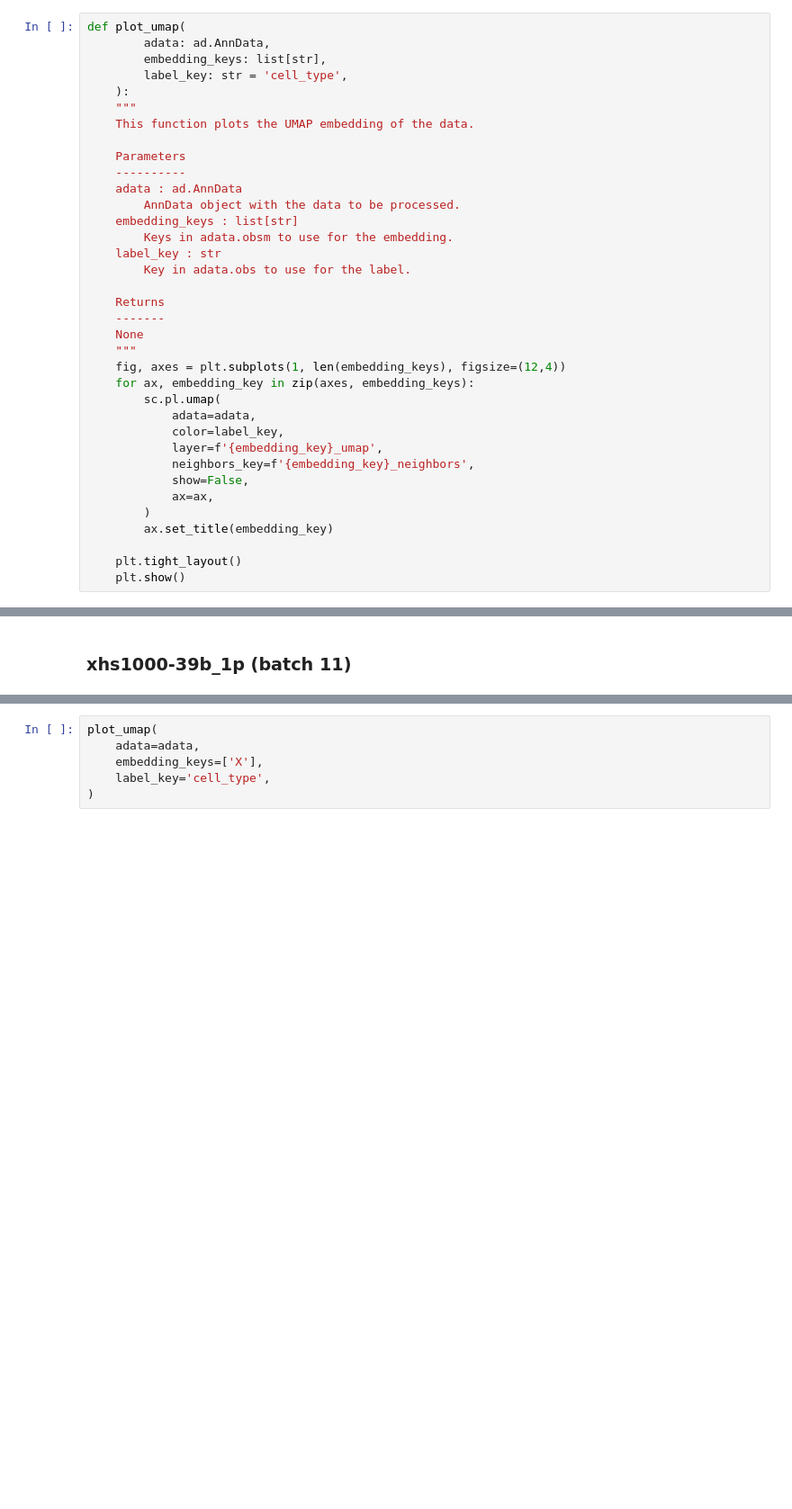
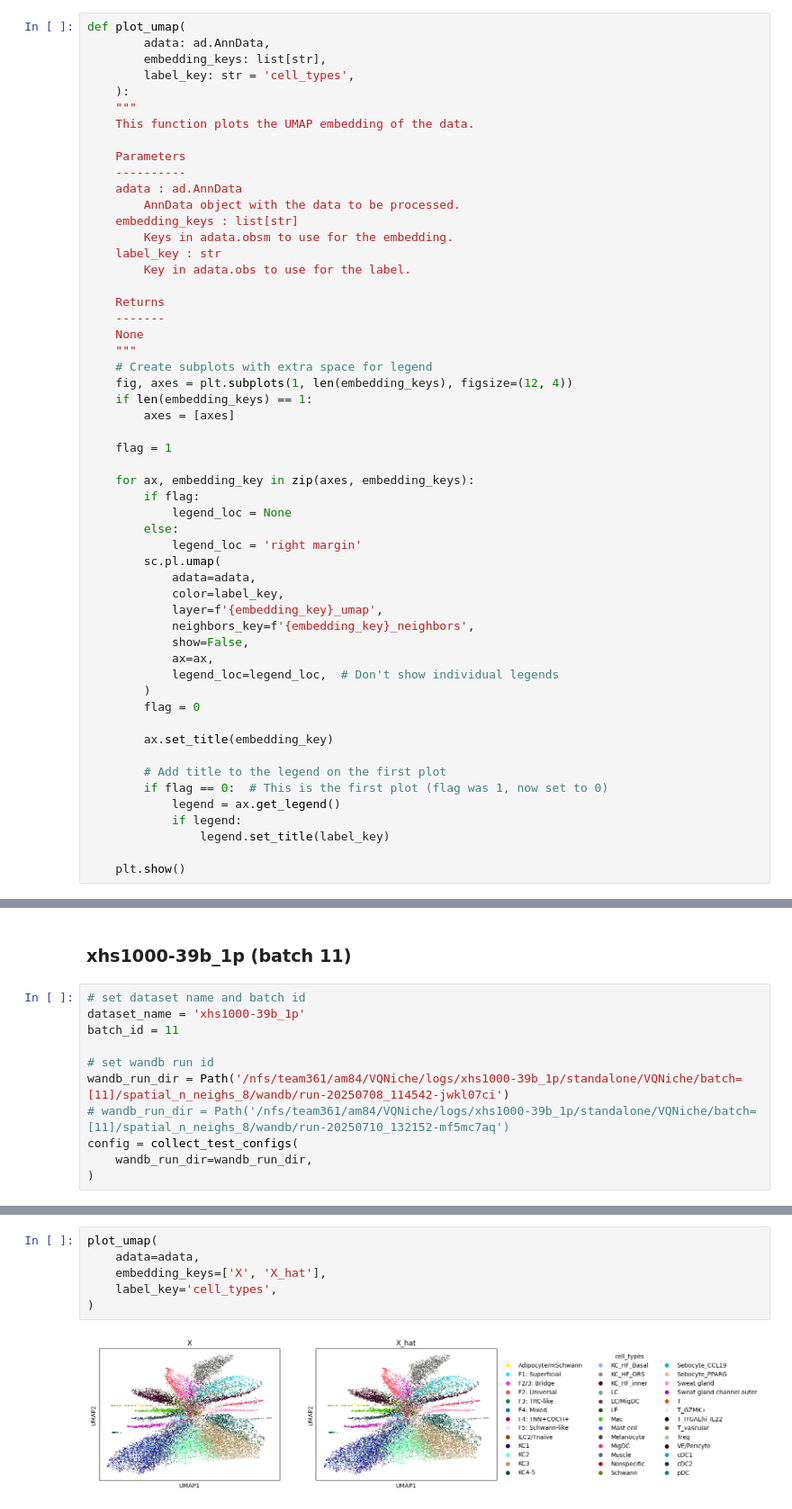
Before and after one commit to Lotfollahi-lab/squint-reproducibility, a Jupyter notebook: analysis/notebooks/wandb_run_dashboard.ipynb, the cells around one changed output, grey strips where cells are left out. Shown at 90% size. Cells and saved outputs as stored; diff of their text form; blank space fills up the shorter version.

Commit message:
update: wandb run dashboard works with new api and plots umap + metrics

```diff
--- a/analysis/notebooks/wandb_run_dashboard.ipynb
+++ b/analysis/notebooks/wandb_run_dashboard.ipynb
@@ -341,7 +348,7 @@ def plot_train_val_metrics(
 def plot_umap(
         adata: ad.AnnData,
         embedding_keys: list[str],
-        label_key: str = 'cell_type',
+        label_key: str = 'cell_types',
     ):
     """
     This function plots the UMAP embedding of the data.
@@ -359,8 +366,18 @@ def plot_umap(
     -------
     None
     """
-    fig, axes = plt.subplots(1, len(embedding_keys), figsize=(12,4))
+    # Create subplots with extra space for legend
+    fig, axes = plt.subplots(1, len(embedding_keys), figsize=(12, 4))
+    if len(embedding_keys) == 1:
+        axes = [axes]
+
+    flag = 1
+
     for ax, embedding_key in zip(axes, embedding_keys):
+        if flag:
+            legend_loc = None
+        else:
+            legend_loc = 'right margin'
         sc.pl.umap(
             adata=adata,
             color=label_key,
@@ -368,8 +385,16 @@ def plot_umap(
             neighbors_key=f'{embedding_key}_neighbors',
             show=False,
             ax=ax,
+            legend_loc=legend_loc,  # Don't show individual legends
         )
+        flag = 0
+
         ax.set_title(embedding_key)
 
-    plt.tight_layout()
+        # Add title to the legend on the first plot
+        if flag == 0:  # This is the first plot (flag was 1, now set to 0)
+            legend = ax.get_legend()
+            if legend:
+                legend.set_title(label_key)
+
     plt.show()
@@ -377,3 +510,14 @@ def plot_umap(
 ## Analysis
 # %% [markdown]
 ### xhs1000-39b_1p (batch 11)
+# %%
+# set dataset name and batch id
+dataset_name = 'xhs1000-39b_1p'
+batch_id = 11
+
+# set wandb run id
+wandb_run_dir = Path('/nfs/team361/am84/VQNiche/logs/xhs1000-39b_1p/standalone/VQNiche/batch=[11]/spatial_n_neighs_8/wandb/run-20250708_114542-jwkl07ci')
+# wandb_run_dir = Path('/nfs/team361/am84/VQNiche/logs/xhs1000-39b_1p/standalone/VQNiche/batch=[11]/spatial_n_neighs_8/wandb/run-20250710_132152-mf5mc7aq')
+config = collect_test_configs(
+    wandb_run_dir=wandb_run_dir,
+)
@@ -409,6 +622,8 @@ compute_umap(
 # %%
 plot_umap(
     adata=adata,
-    embedding_keys=['X'],
-    label_key='cell_type',
+    embedding_keys=['X', 'X_hat'],
+    label_key='cell_types',
 )
+# %% [output]
+[figure, added]
```
Also changed, not shown: parts of 30 cells of this notebook.
